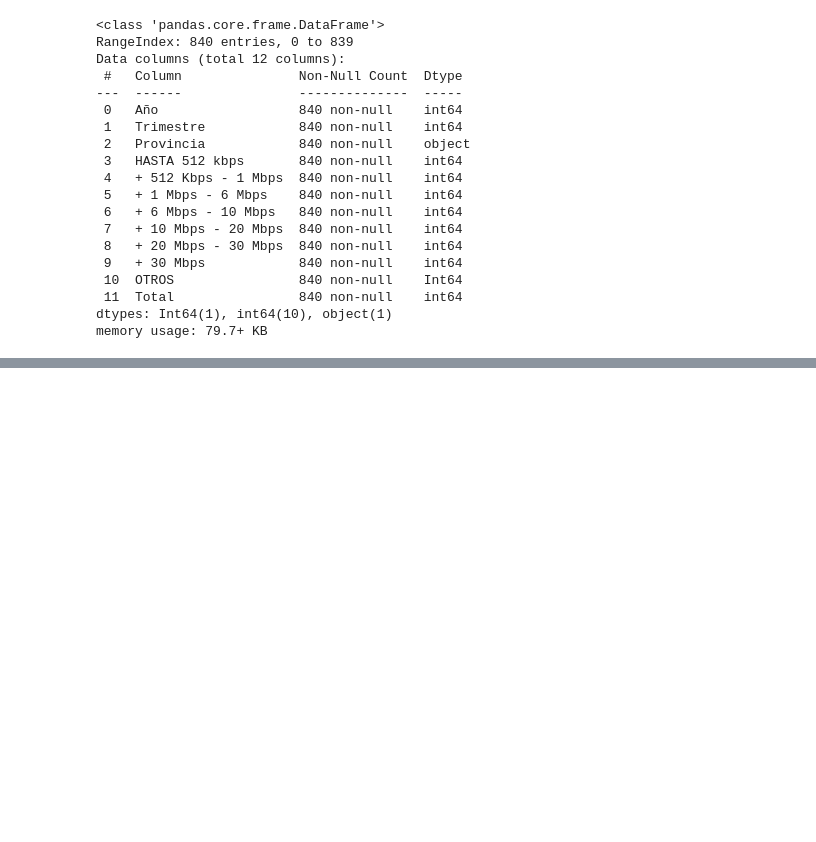
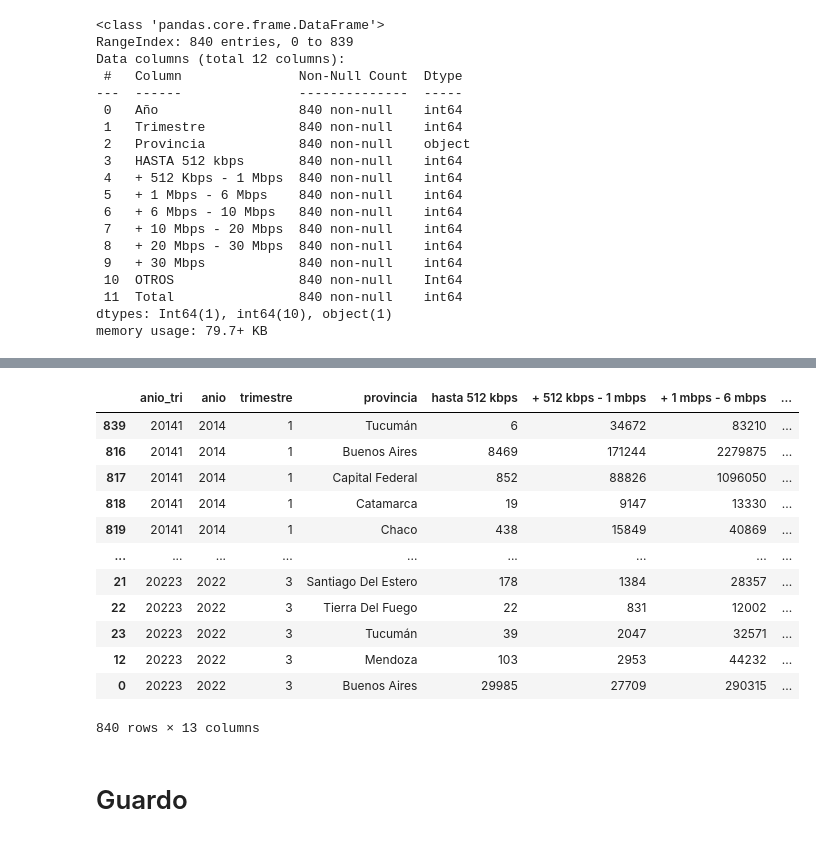
Before and after one commit to Lucaramallo/Empresa_telecomunicaciones, a Jupyter notebook: ETLs/ETL_tipo_tecn_y_velocidad_de_conexiones_inter_fijo.ipynb, the cells around one changed output, grey strips where cells are left out. Saved outputs shown, nothing was run; the diff lists cells and outputs as text; code cells hidden in the pictures; blank space fills up the shorter version.

```diff
--- a/ETLs/ETL_tipo_tecn_y_velocidad_de_conexiones_inter_fijo.ipynb
+++ b/ETLs/ETL_tipo_tecn_y_velocidad_de_conexiones_inter_fijo.ipynb
@@ -45,0 +140,29 @@ memory usage: 79.7+ KB
+# %%
+# ordenar el DataFrame por año y trimestre
+df_rangos_de_vel = df_rangos_de_vel.sort_values(by=["anio_tri"])
+# %%
+# Eliminar la columna "total"
+df_rangos_de_vel = df_rangos_de_vel.drop(columns=['total'])
+# %%
+import numpy as np
+
+# Calcular la suma de las columnas restantes y redondear
+df_rangos_de_vel['totales'] = df_rangos_de_vel.iloc[:, 4:].sum(axis=1).round().astype(np.int64)
+# %%
+df_rangos_de_vel
+# %% [output]
+|  | anio_tri | anio | trimestre | provincia | hasta 512 kbps | + 512 kbps - 1 mbps | + 1 mbps - 6 mbps | ... |
+| 839 | 20141 | 2014 | 1 | Tucumán | 6 | 34672 | 83210 | ... |
+| 816 | 20141 | 2014 | 1 | Buenos Aires | 8469 | 171244 | 2279875 | ... |
+| 817 | 20141 | 2014 | 1 | Capital Federal | 852 | 88826 | 1096050 | ... |
+| 818 | 20141 | 2014 | 1 | Catamarca | 19 | 9147 | 13330 | ... |
+| 819 | 20141 | 2014 | 1 | Chaco | 438 | 15849 | 40869 | ... |
+| ... | ... | ... | ... | ... | ... | ... | ... | ... |
+| 21 | 20223 | 2022 | 3 | Santiago Del Estero | 178 | 1384 | 28357 | ... |
+| 22 | 20223 | 2022 | 3 | Tierra Del Fuego | 22 | 831 | 12002 | ... |
+| 23 | 20223 | 2022 | 3 | Tucumán | 39 | 2047 | 32571 | ... |
+| 12 | 20223 | 2022 | 3 | Mendoza | 103 | 2953 | 44232 | ... |
+| 0 | 20223 | 2022 | 3 | Buenos Aires | 29985 | 27709 | 290315 | ... |
+840 rows × 13 columns
+# %% [markdown]
+# Guardo
```
Also changed, not shown: parts of 12 cells of this notebook, 1 other file.
